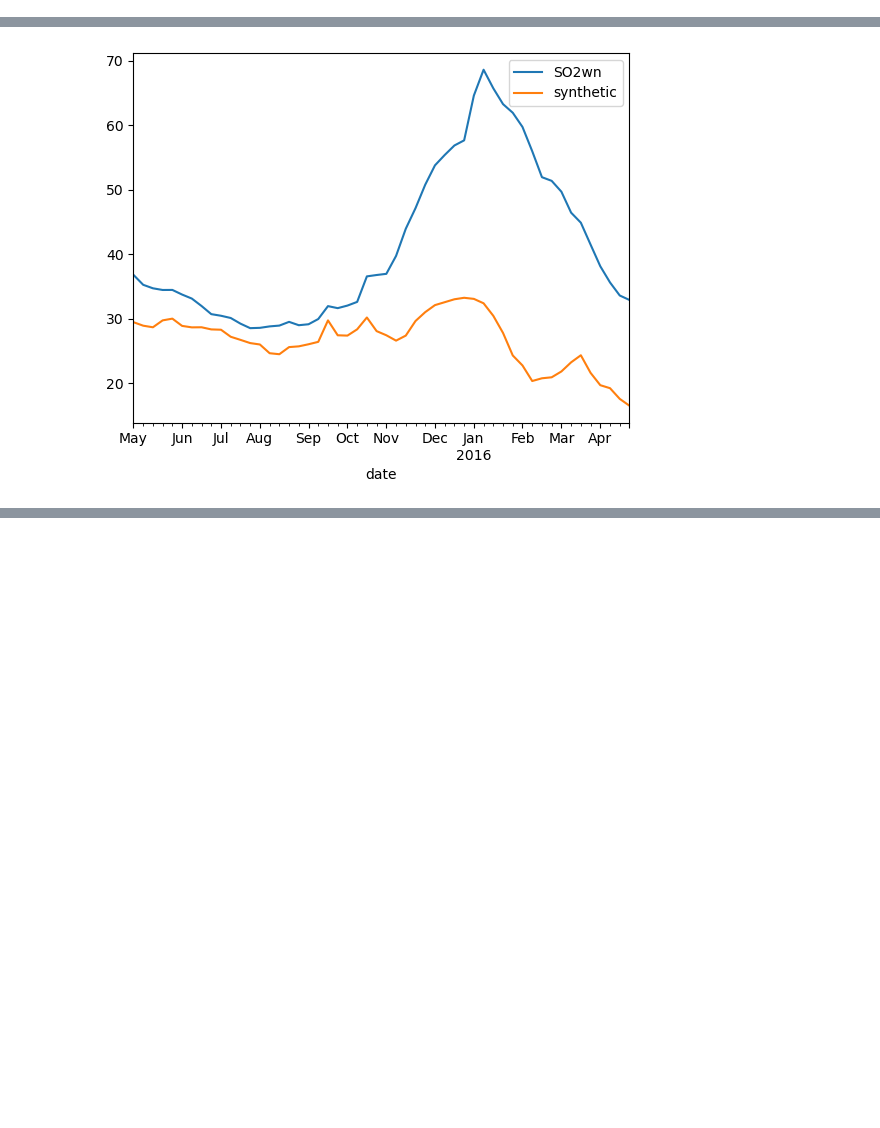
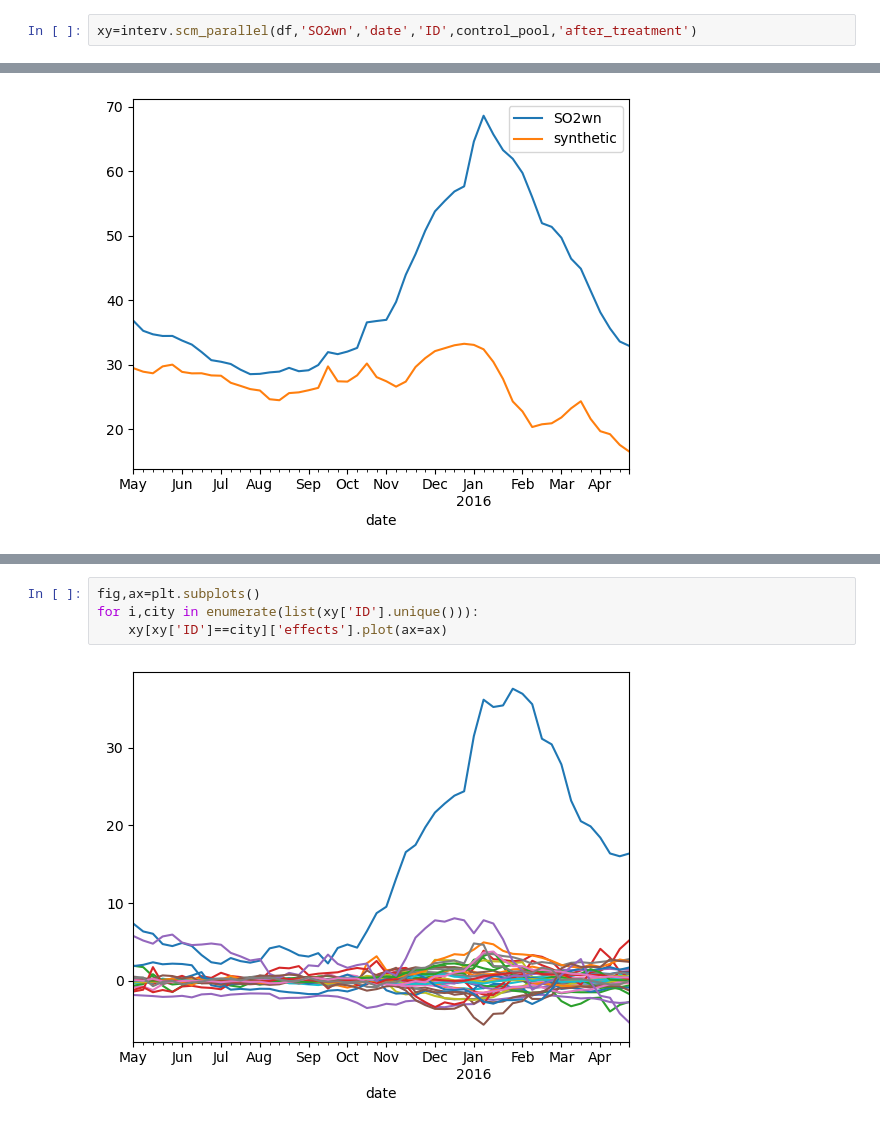
Before and after one commit to m-edal/normet, a Jupyter notebook: tutorials/Case4_Intervention.ipynb, the cells around one changed output, grey strips where cells are left out. Saved outputs shown, nothing was run; the diff lists cells and outputs as text; blank space fills up the shorter version.

```diff
--- a/tutorials/Case4_Intervention.ipynb
+++ b/tutorials/Case4_Intervention.ipynb
@@ -73,3 +37,5 @@ xx=synthetic_control(df,'SO2wn','date','ID','treated','after_treatment').set_ind
+# %%
+xy=interv.scm_parallel(df,'SO2wn','date','ID',control_pool,'after_treatment')
 # %%
 xx[['SO2wn','synthetic']].plot()
 # %% [output]
@@ -77,0 +56,6 @@ xx[['SO2wn','synthetic']].plot()
+# %%
+fig,ax=plt.subplots()
+for i,city in enumerate(list(xy['ID'].unique())):
+    xy[xy['ID']==city]['effects'].plot(ax=ax)
+# %% [output]
+[figure, added]
```
Also changed, not shown: parts of 11 cells of this notebook, 5 other files.
